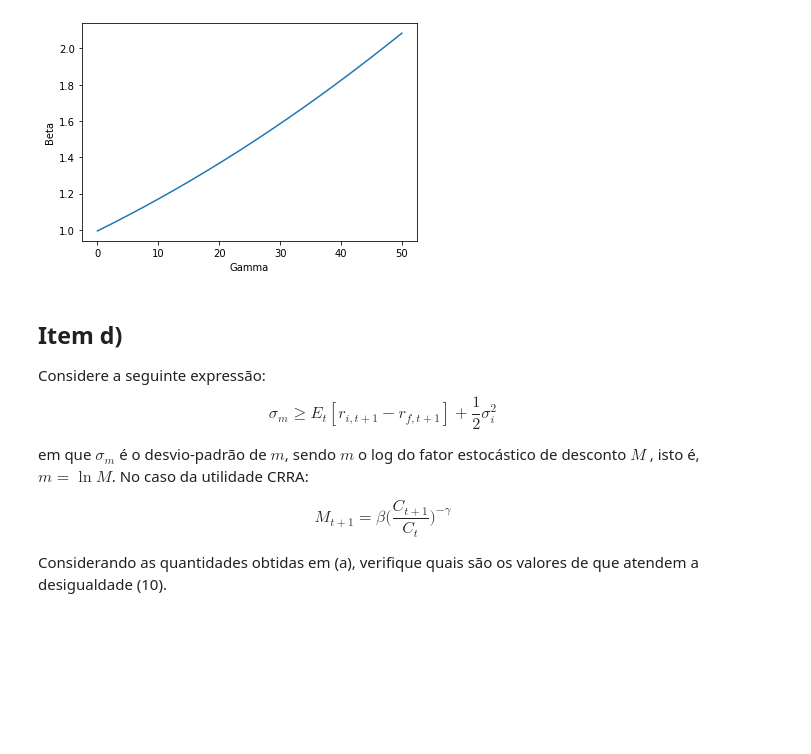
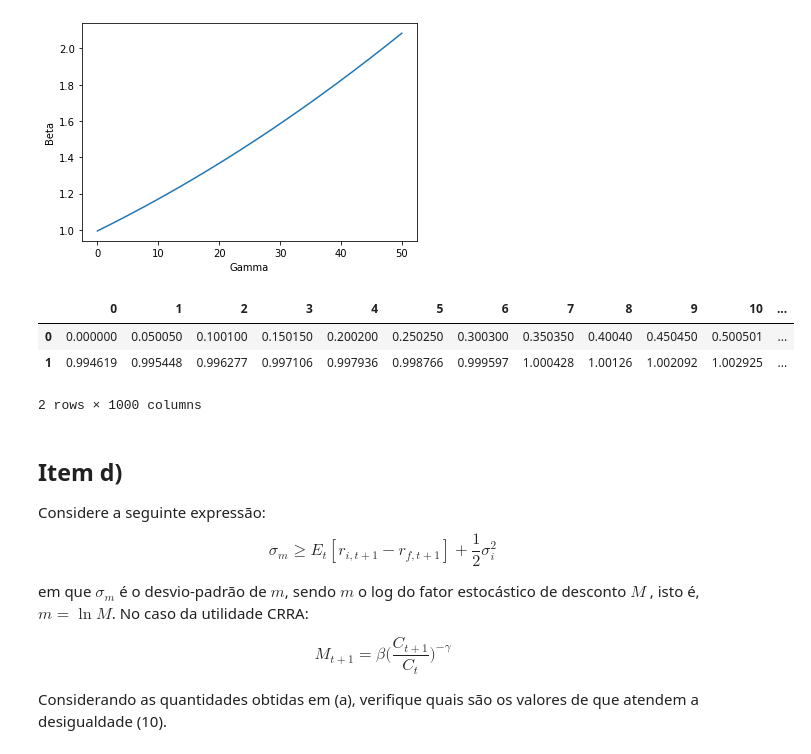
Before and after one commit to lucasestrela/dec_consumo_poupanca, a Jupyter notebook: Lista14_SD_CCAPM_EPP_RRP.ipynb, the cells around one changed output. Saved outputs shown, nothing was run; the diff lists cells and outputs as text; code cells hidden in the pictures; blank space fills up the shorter version.

```diff
--- a/Lista14_SD_CCAPM_EPP_RRP.ipynb
+++ b/Lista14_SD_CCAPM_EPP_RRP.ipynb
@@ -553,6 +553,13 @@ plt.xlabel('Gamma')
 plt.show()
 # %% [output]
 [figure]
+# %%
+pd.DataFrame([gamma_grid, beta])
+# %% [output]
+|  | 0 | 1 | 2 | 3 | 4 | 5 | 6 | 7 | 8 | 9 | 10 | ... |
+| 0 | 0.000000 | 0.050050 | 0.100100 | 0.150150 | 0.200200 | 0.250250 | 0.300300 | 0.350350 | 0.40040 | 0.450450 | 0.500501 | ... |
+| 1 | 0.994619 | 0.995448 | 0.996277 | 0.997106 | 0.997936 | 0.998766 | 0.999597 | 1.000428 | 1.00126 | 1.002092 | 1.002925 | ... |
+2 rows × 1000 columns
 # %% [markdown]
 ## Item d)
 
```
Also changed, not shown: parts of 5 cells of this notebook.
